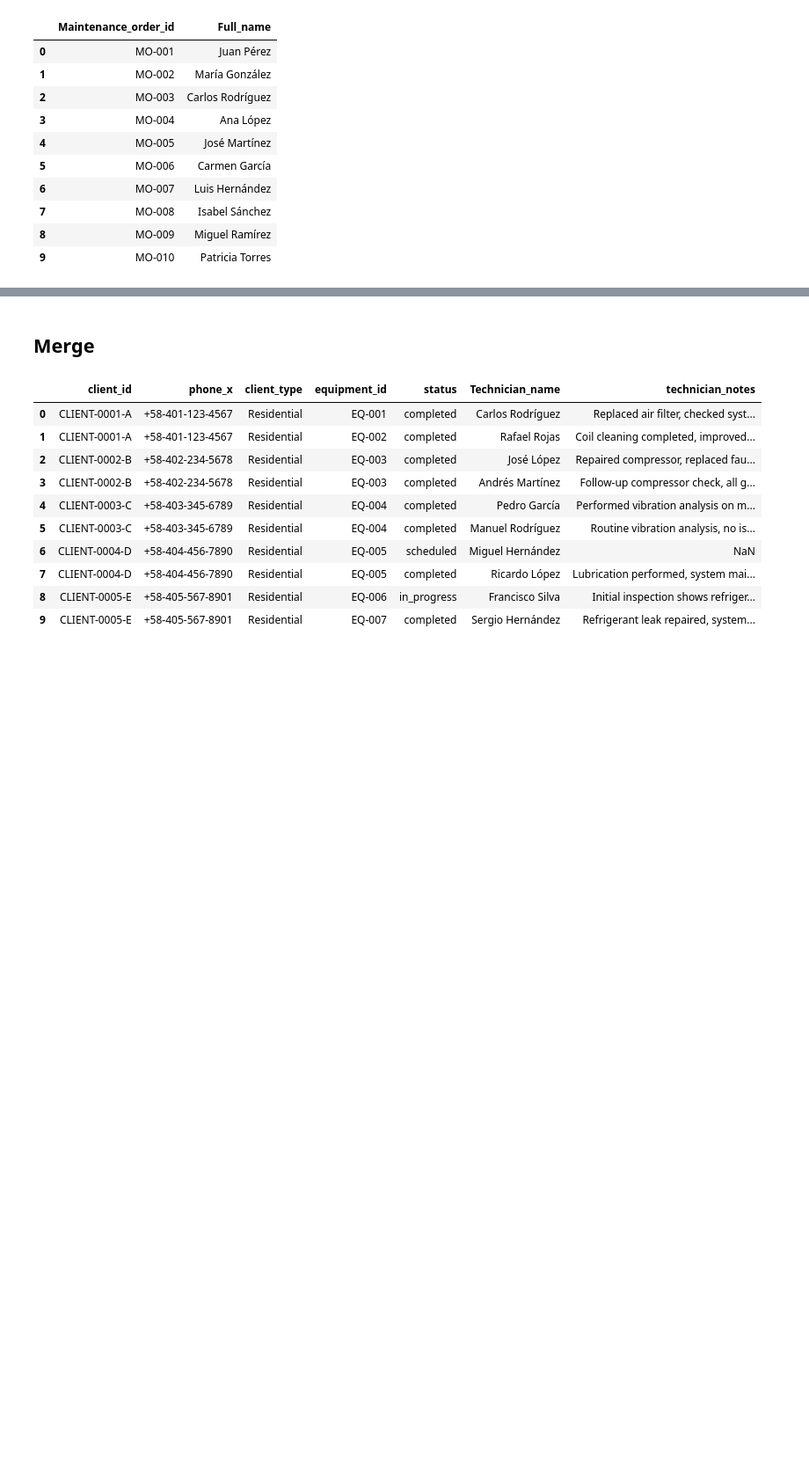
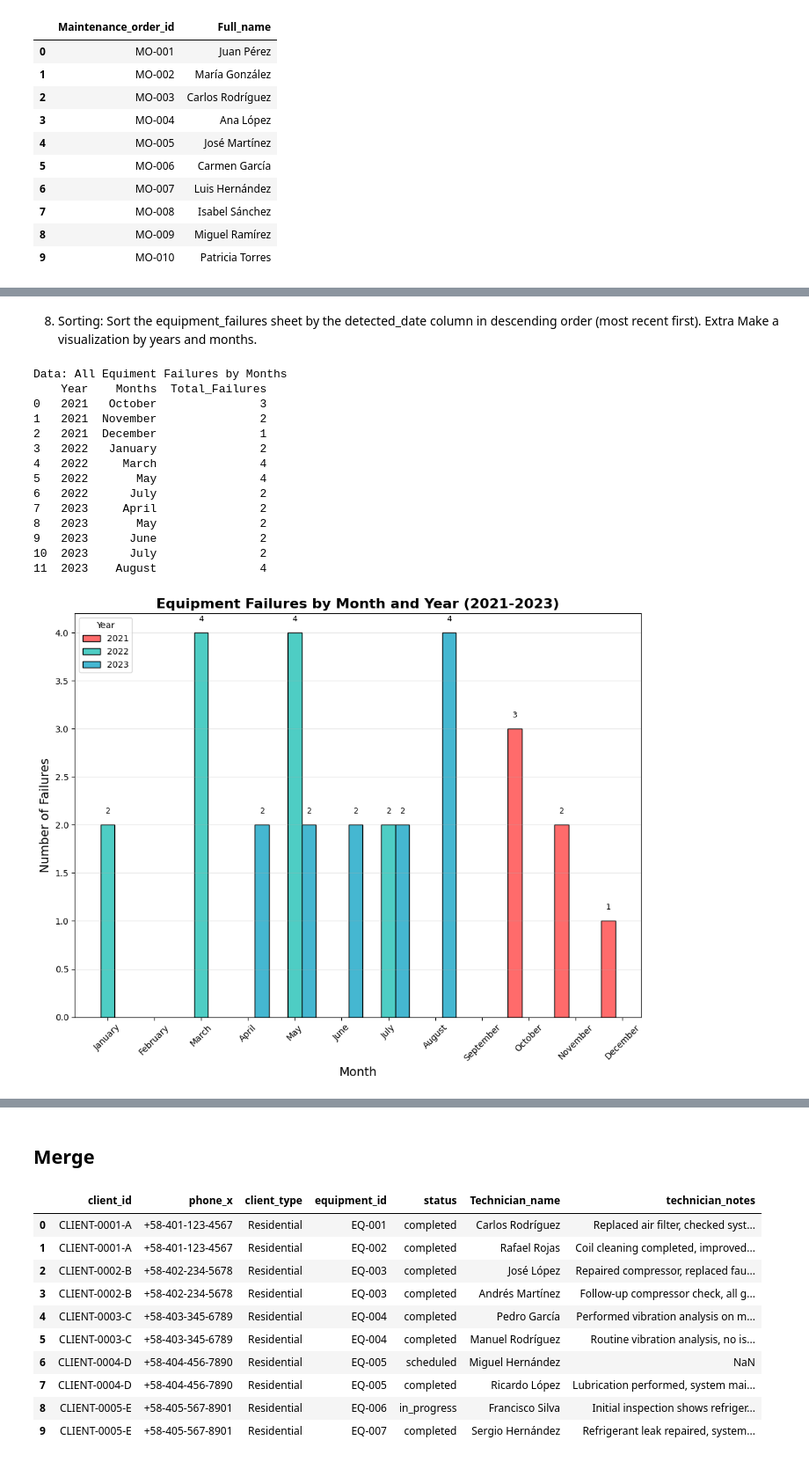
Before and after one commit to EumT07/ac-service-tracker-mvp, a Jupyter notebook: data_generator/data_analyst.ipynb, the cells around one changed output, grey strips where cells are left out. Shown: that part at 88% size. Saved outputs shown, nothing was run; the diff lists cells and outputs as text; code cells hidden in the pictures; blank space fills up the shorter version.

Commit message:
Resolving another exercises
Using AI to help me to resolve theses exercises fkn yeah

```diff
--- a/data_generator/data_analyst.ipynb
+++ b/data_generator/data_analyst.ipynb
@@ -12,0 +16,3 @@ root = "./excel/data.xlsx"
+# %%
+maintenance_orders_dates = ["scheduled_date", "completed_date","next_maintenance_date","created_at","updated_at"]
+equipment_failures_dates = ["detected_date","resolved_date","created_at"]
@@ -13,3 +21,6 @@ root = "./excel/data.xlsx"
+# %%
+month_order = ["January", "February", "March", "April", "May", "June",
+               "July", "August", "September", "October", "November", "December"]
 # %% [markdown]
 ### Getting all data
 # %%
@@ -17,9 +28,9 @@ users_df = pd.read_excel(root, sheet_name="users")
 clients_df = pd.read_excel(root, sheet_name="clients")
 client_equipment_df = pd.read_excel(root, sheet_name="client_equipment")
 failure_types_df = pd.read_excel(root, sheet_name="failure_types")
-equipment_failures_df = pd.read_excel(root, sheet_name="equipment_failures")
+equipment_failures_df = pd.read_excel(root, sheet_name="equipment_failures",parse_dates=equipment_failures_dates)
 maintenance_types_df = pd.read_excel(root, sheet_name="maintenance_types")
-maintenance_order_df = pd.read_excel(root, sheet_name="maintenance_order")
+maintenance_order_df = pd.read_excel(root, sheet_name="maintenance_order",parse_dates=maintenance_orders_dates)
 inspections_df = pd.read_excel(root, sheet_name="inspections")
 # %% [markdown]
 ### Users Details
@@ -282,0 +335,68 @@ merged_Client_MO_df[["Maintenance_order_id","Full_name"]].head(10)
+# %% [markdown]
+8. Sorting: Sort the equipment_failures sheet by the detected_date column in descending order (most recent first). Extra Make a visualization by years and months.
+# %%
+equipment_failures_df[["month", "month_num","year"]] = pd.DataFrame({
+    "month": equipment_failures_df["detected_date"].dt.month_name(),
+    "month_num": equipment_failures_df["detected_date"].dt.month,
+    "year": equipment_failures_df["detected_date"].dt.year
+})
+columns_eqf = ["maintenance_order_id","failure_type_id","severity_actual","repair_notes","detected_date","month","month_num","year"]
+# month_count = equipment_failures_df.loc[:,columns_eqf].sort_values(by="detected_date",ascending=False) # Answered question
+month_count = equipment_failures_df.loc[:,columns_eqf].groupby(["year","month","month_num"])["detected_date"].count().sort_index(level=[0,2],ascending=[True,True]).reset_index()
+each_month = {
+    "year": "Year",
+    "month": "Months",
+    "detected_date": "Total_Failures"
+}
+month_count = month_count.rename(columns=each_month)
+print("Data: All Equiment Failures by Months")
+print(month_count[["Year","Months", "Total_Failures"]])
+
+pivot_data = month_count.pivot(index="Months", columns="Year", values="Total_Failures")
+pivot_data = pivot_data.reindex(month_order)
+years = sorted(pivot_data.columns)  # [2021, 2022, 2023]
+colors = ['#FF6B6B', '#4ECDC4', '#45B7D1']
+x = np.arange(len(pivot_data))
+width = 0.3  # grid
+
+# Create the bar plot
+plt.figure(figsize=(10, 8))
+
+
+for i, year in enumerate(years):
+    offset = (i - 1) * width  # Centrar barras
+    plt.bar(x + offset, pivot_data[year], width, label=year, color=colors[i], edgecolor='black')
+
+plt.title("Equipment Failures by Month and Year (2021-2023)", fontsize=16, fontweight='bold')
+plt.xlabel("Month", fontsize=14)
+plt.ylabel("Number of Failures", fontsize=14)
+plt.xticks(x, pivot_data.index, rotation=45) #type: ignore
+plt.legend(title="Year")
+plt.grid(axis='y', alpha=0.3)
+
+# Añadir valores encima de las barras
+for i, year in enumerate(years):
+    offset = (i - 1) * width
+    for j, value in enumerate(pivot_data[year]):
+        if not pd.isna(value):# check values it's not NaN
+            plt.text(j + offset, value + 0.1, int(value), #type: ignore
+                    ha='center', va='bottom', fontsize=9)
+
+plt.tight_layout()
+plt.show()
+# %% [output]
+Data: All Equiment Failures by Months
+    Year    Months  Total_Failures
+0   2021   October               3
+1   2021  November               2
+2   2021  December               1
+3   2022   January               2
+4   2022     March               4
+5   2022       May               4
+6   2022      July               2
+7   2023     April               2
+8   2023       May               2
+9   2023      June               2
+10  2023      July               2
+11  2023    August               4
+[figure, added]
```
Also changed, not shown: parts of 13 cells of this notebook.
